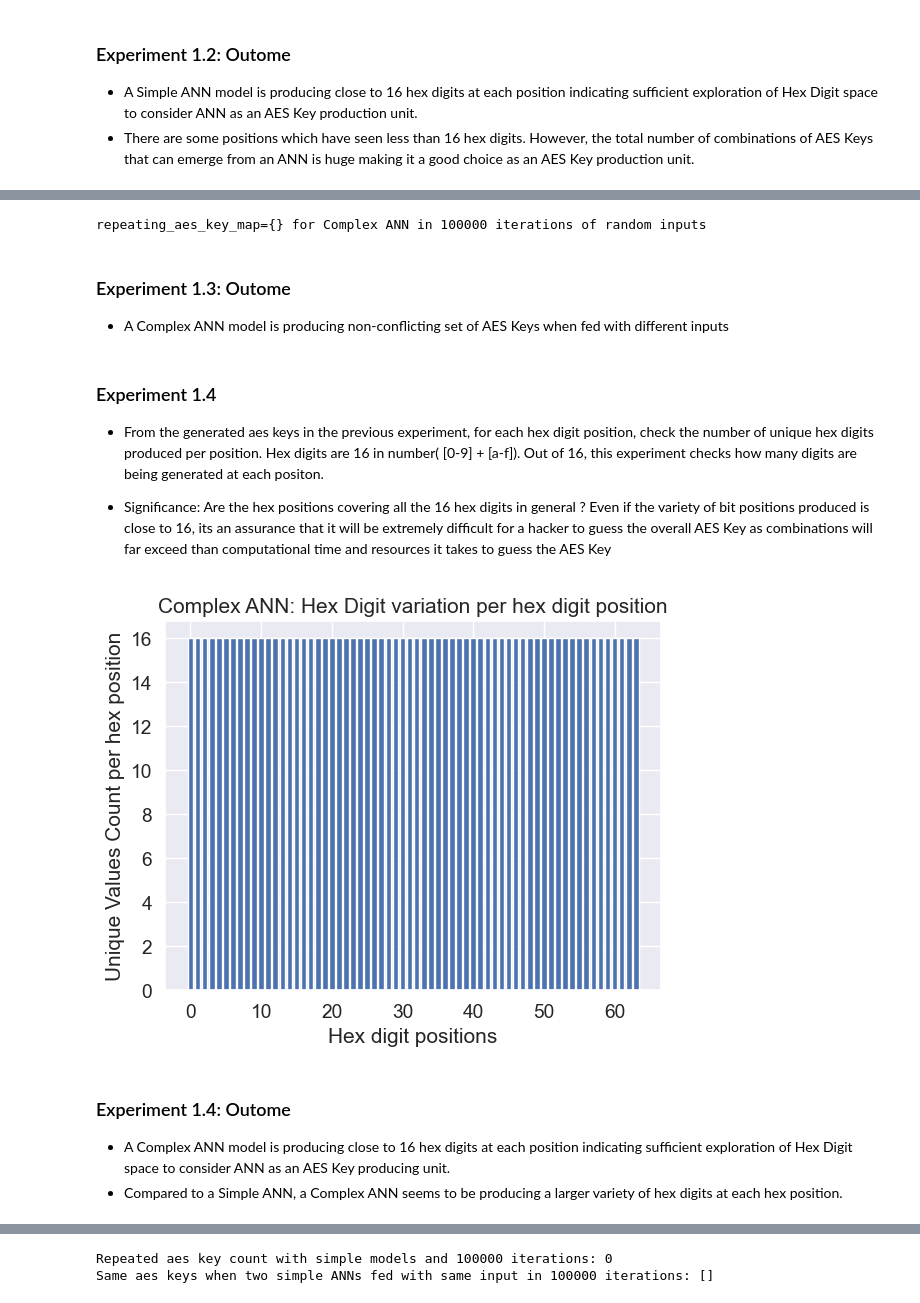
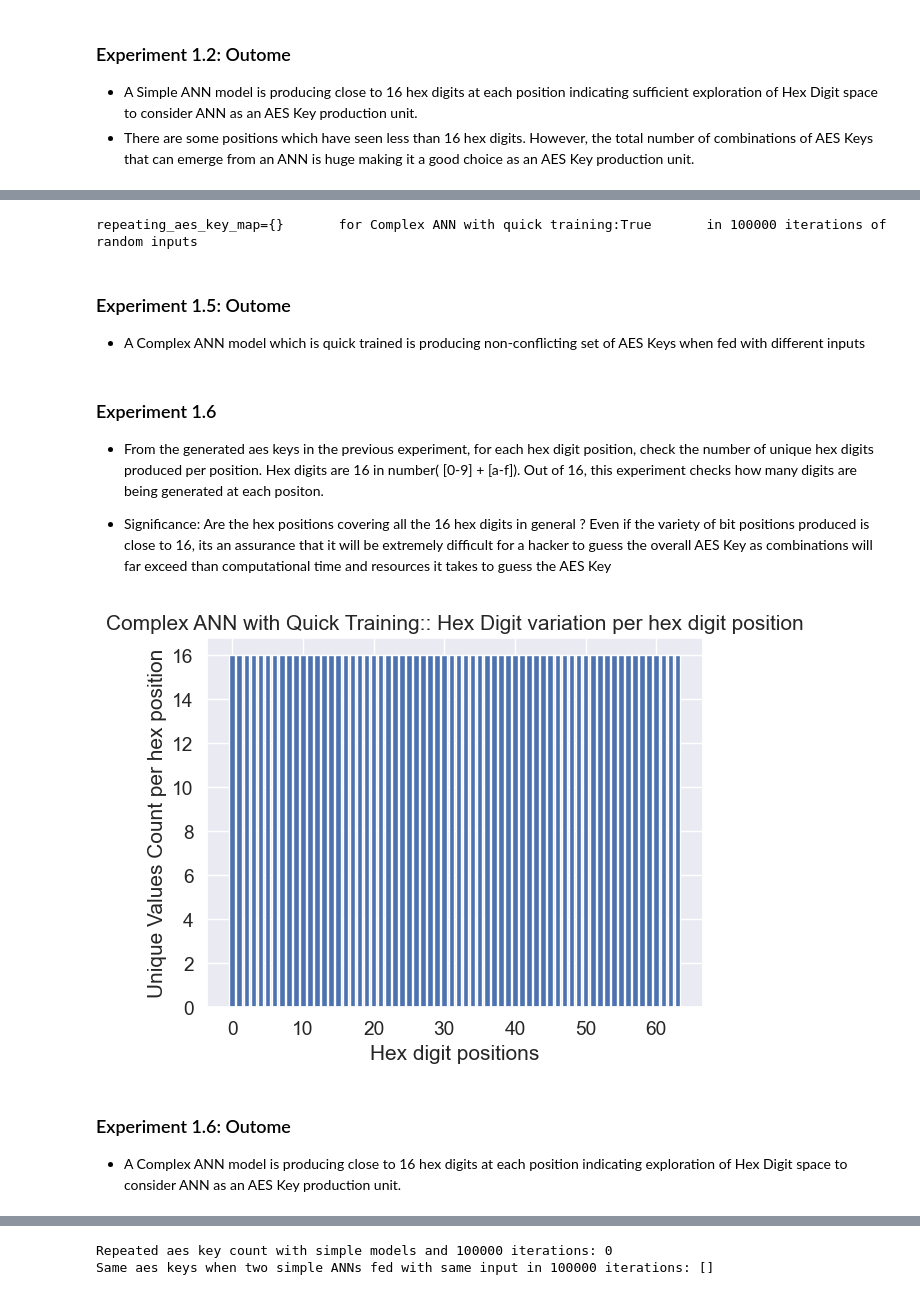
Before and after one commit to JSMitra/ForYourKeysOnly, a Jupyter notebook: FYKO_JupyterNotebook/FYKO.ipynb, the cells around one changed output, grey strips where cells are left out. Cells and saved outputs as stored; diff of their text form; code cells hidden in the pictures.

```diff
--- a/FYKO_JupyterNotebook/FYKO.ipynb
+++ b/FYKO_JupyterNotebook/FYKO.ipynb
@@ -513,13 +513,13 @@ _________________________________________________________________
 ### Utility test functions to check AES Key conflicts
 # %%
 # returns repeating AES Keys map
-def test_aes_key_conflict_for_an_ann(use_complex_model=False, iterations=100):
+def test_aes_key_conflict_for_an_ann(use_complex_model=False, quick_train=True, iterations=100):
     generated_aes_keys = set([])
     repeating_aes_key_map = {}
     if use_complex_model:
-        model = generate_ANN(use_complex_model=True)
+        model = generate_ANN(use_complex_model=True,quick_train=quick_train)
     else:
-        model = generate_ANN(use_complex_model=False)
+        model = generate_ANN(use_complex_model=False,quick_train=quick_train)
 
     for i in range(0,iterations):
         random_string = str(uuid.uuid4())
@@ -581,7 +581,7 @@ def test_two_anns_for_aes_key_conflict(use_complex_model=False, iterations=100):
 # %%
 # explore each hex position of given AES Keys list and plot how many unique hex digits are produced for the
 # 64 hex bit positions
-def plot_hex_position_unique_digit_counts(is_complex_ann=False, generated_aes_keys=[]):
+def plot_hex_position_unique_digit_counts(is_complex_ann=False, quick_trained=True, generated_aes_keys=[]):
     # AES key of 256 bits has 64 hex positions, lets record the unique values count per position
     hex_digit_position_unique_value_count = {}
 
@@ -603,10 +603,16 @@ def plot_hex_position_unique_digit_counts(is_complex_ann=False, generated_aes_ke
     plt.bar(range(64),values)
     plt.xlabel('Hex digit positions')
     plt.ylabel('Unique Values Count per hex position')
-    simple_or_complex = 'Simple'
+    simple_or_complex = 'Simple ANN'
     if is_complex_ann:
-        simple_or_complex = 'Complex'
-    msg = f'{simple_or_complex} ANN: Hex Digit variation per hex digit position'
+        simple_or_complex = 'Complex ANN'
+
+    if quick_trained:
+        simple_or_complex = simple_or_complex + ' with Quick Training:'
+    else:
+        simple_or_complex = simple_or_complex + ' without Quick Training:'
+
+    msg = f'{simple_or_complex}: Hex Digit variation per hex digit position'
     plt.title(msg)
     plt.show()
 # %% [markdown]
@@ -642,22 +691,29 @@ plot_hex_position_unique_digit_counts(is_complex_ann=False,generated_aes_keys=ge
 # %%
 iterations = 100000
-generated_aes_keys, repeating_aes_key_map = test_aes_key_conflict_for_an_ann(use_complex_model=True, iterations=iterations)
-print(f'repeating_aes_key_map={repeating_aes_key_map} for Complex ANN in {iterations} iterations of random inputs')
+quick_train = True
+generated_aes_keys, repeating_aes_key_map = test_aes_key_conflict_for_an_ann(use_complex_model=True,
+                                                                             quick_train = quick_train,
+                                                                             iterations=iterations)
+
+print(f'repeating_aes_key_map={repeating_aes_key_map} \
+      for Complex ANN with quick training:{quick_train} \
+      in {iterations} iterations of random inputs')
 # %% [output]
-repeating_aes_key_map={} for Complex ANN in 100000 iterations of random inputs
+repeating_aes_key_map={}       for Complex ANN with quick training:True       in 100000 iterations of random inputs
 # %% [markdown]
-### Experiment 1.3: Outome
-- A Complex ANN model is producing non-conflicting set of AES Keys when fed with different inputs
+### Experiment 1.5: Outome
+- A Complex ANN model which is quick trained is producing non-conflicting set of AES Keys when fed with different inputs
 # %% [markdown]
-### Experiment 1.4
+### Experiment 1.6
 - From the generated aes keys in the previous experiment, for each hex digit position, check the number of unique hex digits produced per position. Hex digits are 16 in number( [0-9] + [a-f]). Out of 16, this experiment checks how many digits are being generated at each positon.
 
 - Significance: Are the hex positions covering all the 16 hex digits in general ? Even if the variety of bit positions produced is close to 16, its an assurance that it will be extremely difficult for a hacker to guess the overall AES Key as combinations will far exceed than computational time and resources it takes to guess the AES Key
 # %%
-plot_hex_position_unique_digit_counts(is_complex_ann=True,generated_aes_keys=generated_aes_keys)
+plot_hex_position_unique_digit_counts(is_complex_ann=True,
+                                      quick_trained=quick_train,
+                                      generated_aes_keys=generated_aes_keys)
 # %% [output]
-[figure, old version]
+[figure, new version]
 # %% [markdown]
-### Experiment 1.4: Outome
-- A Complex ANN model is producing close to 16 hex digits at each position indicating sufficient exploration of Hex Digit space to consider ANN as an AES Key producing unit.
-- Compared to a Simple ANN, a Complex ANN seems to be producing a larger variety of hex digits at each hex position.
+### Experiment 1.6: Outome
+- A Complex ANN model is producing close to 16 hex digits at each position indicating  exploration of Hex Digit space to consider ANN as an AES Key production unit.
```
Also changed, not shown: parts of 42 cells of this notebook.
